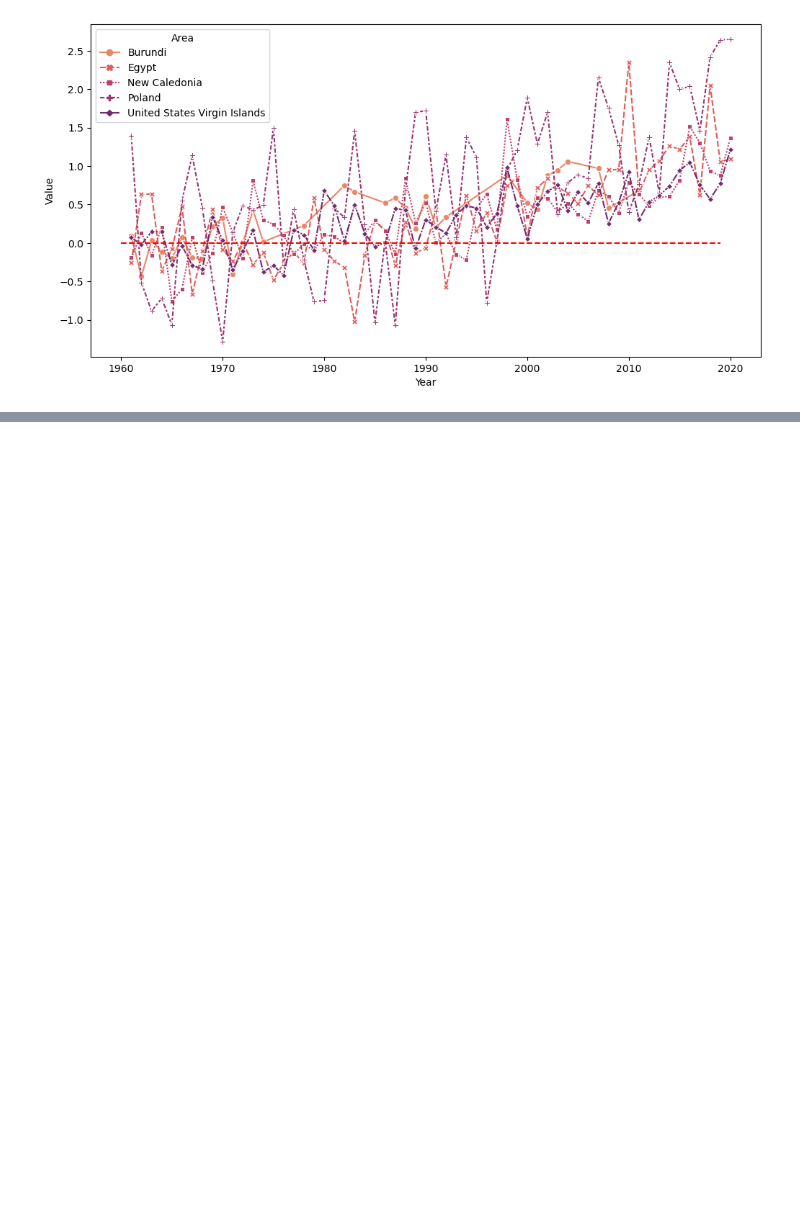
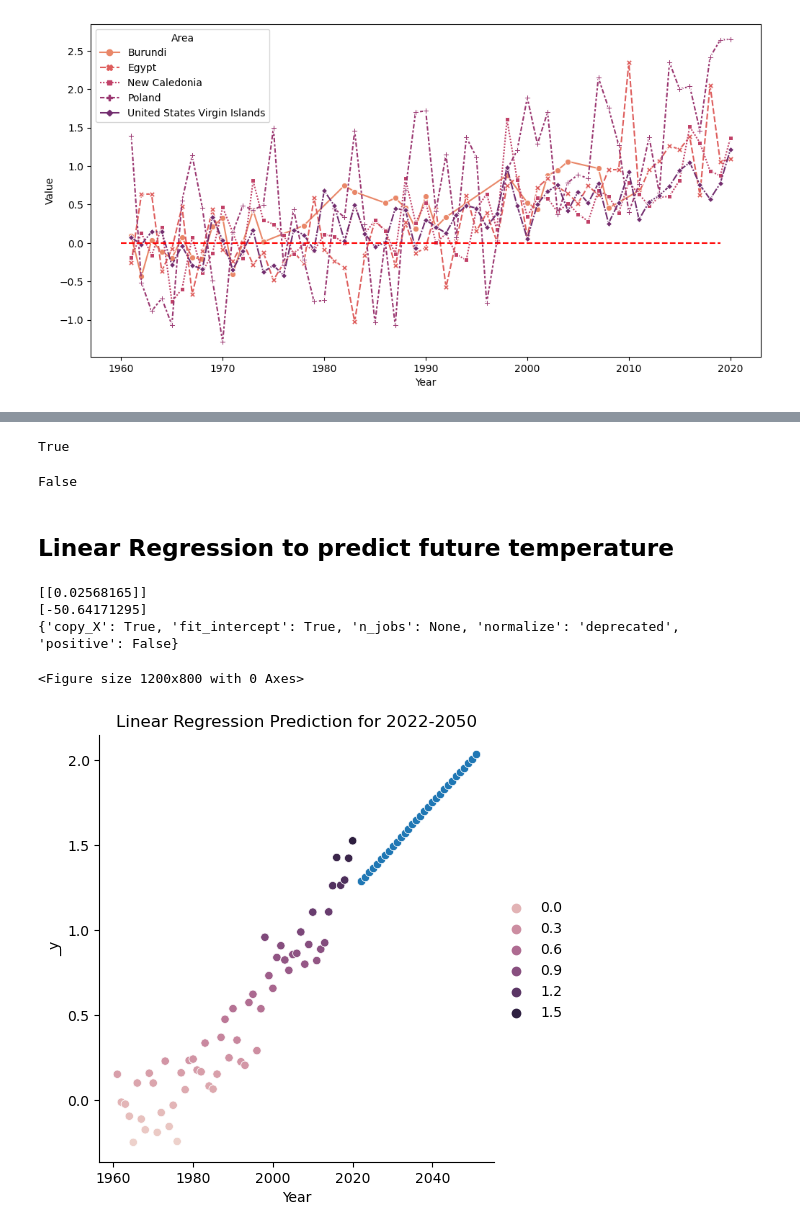
Before and after one commit to Onurcn93/Global_Temperature_Change, a Jupyter notebook: Global Temperature Change Analysis.ipynb, the cells around one changed output, grey strips where cells are left out. Cells and saved outputs as stored; diff of their text form; code cells hidden in the pictures; blank space fills up the shorter version.

```diff
--- a/Global Temperature Change Analysis.ipynb
+++ b/Global Temperature Change Analysis.ipynb
@@ -72,0 +160,14 @@ plt.show()
+# %%
+# HA2
+t_critical = scipy.stats.t.ppf(q=alpha,df=dof) # left sided
+print(TS < -1 * t_critical)
+# %% [output]
+True
+# %%
+# HA3
+t_critical = scipy.stats.t.ppf(q= 1 - alpha,df=dof) # right sided
+print(TS > t_critical)
+# %% [output]
+False
+# %% [markdown]
+## Linear Regression to predict future temperature
@@ -72,0 +176,21 @@ plt.show()
+# %%
+x = df_temp_world.index.values.reshape(-1, 1)
+y = df_temp_world.values.reshape(-1, 1)
+reg = LinearRegression(fit_intercept=True).fit(x, y)
+future = np.arange(2022, 2052)
+print(reg.coef_)
+print(reg.intercept_)
+print(reg.get_params())
+# %% [output]
+[[0.02568165]]
+[-50.64171295]
+{'copy_X': True, 'fit_intercept': True, 'n_jobs': None, 'normalize': 'deprecated', 'positive': False}
+# %%
+plt.figure(figsize= (12,8))
+sns.relplot(x = df_temp_world.index , y = df_temp_world.values, hue = df_temp_world.values, legend= True)
+sns.scatterplot(x = future, y = reg.coef_[0] * future + reg.intercept_, legend=False)
+plt.title("Linear Regression Prediction for 2022-2050")
+plt.show()
+# %% [output]
+<Figure size 1200x800 with 0 Axes>
+[figure, added]
```
Also changed, not shown: parts of 18 cells of this notebook, 1 other file.
